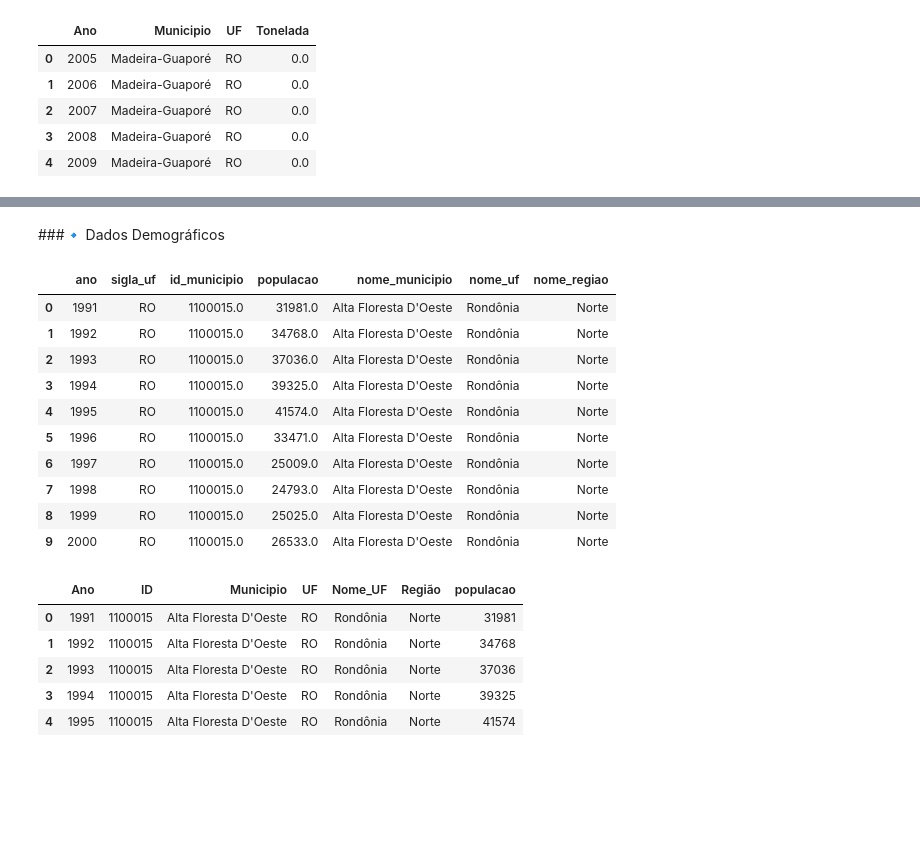
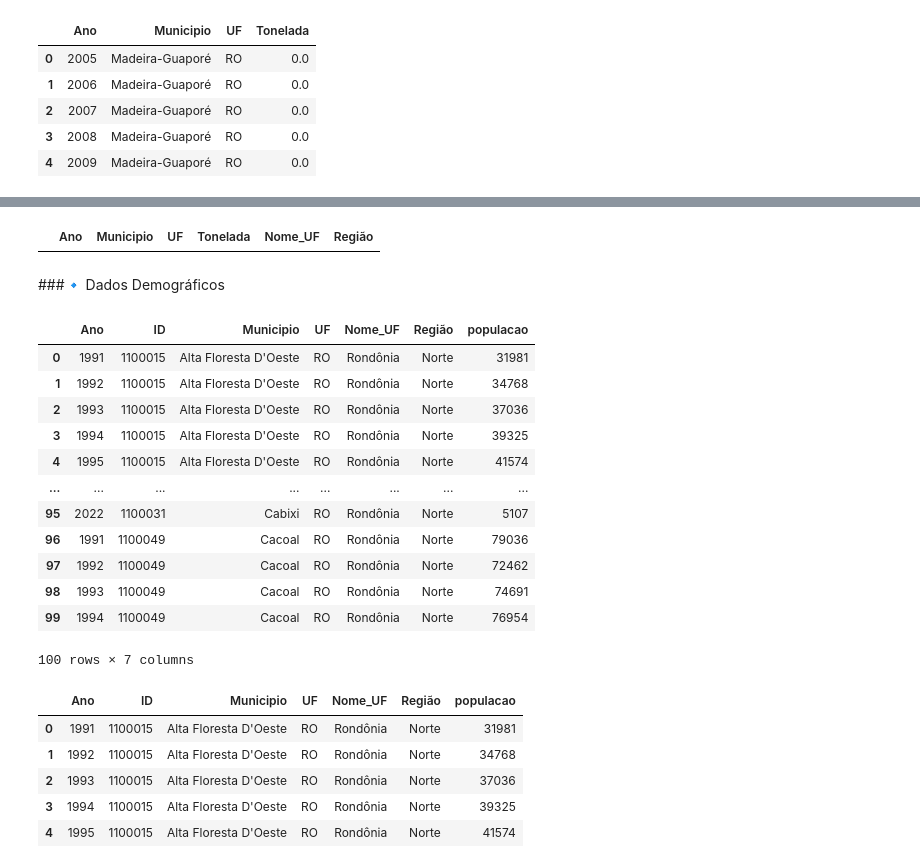
Before and after one commit to Jonathan-Paixao/Tech_Challenge_FIAP, a Jupyter notebook: ETL_FiapChall.ipynb, the cells around one changed output, grey strips where cells are left out. Saved outputs shown, nothing was run; the diff lists cells and outputs as text; code cells hidden in the pictures; blank space fills up the shorter version.

```diff
--- a/ETL_FiapChall.ipynb
+++ b/ETL_FiapChall.ipynb
@@ -812,3 +1002,11 @@ pam.head(5)
+# %%
+# O filtro mais robusto: procura por 'floresta' ignorando o case
+filtro_floresta = pam[pam['Municipio'].str.contains('barra', case=False, na=False)]
+
+# Exibindo o resultado
+filtro_floresta
+# %% [output]
+|  | Ano | Municipio | UF | Tonelada | Nome_UF | Região |
 # %%
 # Exportando para o Gold Layer
 pam.to_excel('/content/drive/MyDrive/Challenge_FIAP/Gold_Data/Dados_externos/Producao_agricula_municipal.xlsx', index=False)
@@ -820,19 +1018,21 @@ caminho_ext = '/content/drive/MyDrive/Challenge_FIAP/Dados_XLSX_Externos/Demogra
 
 demograficos = pd.read_excel(caminho_ext)
 # %%
-demograficos.head(10)
+demograficos.head(100)
 # %% [output]
-|  | ano | sigla_uf | id_municipio | populacao | nome_municipio | nome_uf | nome_regiao |
-| 0 | 1991 | RO | 1100015.0 | 31981.0 | Alta Floresta D'Oeste | Rondônia | Norte |
-| 1 | 1992 | RO | 1100015.0 | 34768.0 | Alta Floresta D'Oeste | Rondônia | Norte |
-| 2 | 1993 | RO | 1100015.0 | 37036.0 | Alta Floresta D'Oeste | Rondônia | Norte |
-| 3 | 1994 | RO | 1100015.0 | 39325.0 | Alta Floresta D'Oeste | Rondônia | Norte |
-| 4 | 1995 | RO | 1100015.0 | 41574.0 | Alta Floresta D'Oeste | Rondônia | Norte |
-| 5 | 1996 | RO | 1100015.0 | 33471.0 | Alta Floresta D'Oeste | Rondônia | Norte |
-| 6 | 1997 | RO | 1100015.0 | 25009.0 | Alta Floresta D'Oeste | Rondônia | Norte |
-| 7 | 1998 | RO | 1100015.0 | 24793.0 | Alta Floresta D'Oeste | Rondônia | Norte |
-| 8 | 1999 | RO | 1100015.0 | 25025.0 | Alta Floresta D'Oeste | Rondônia | Norte |
-| 9 | 2000 | RO | 1100015.0 | 26533.0 | Alta Floresta D'Oeste | Rondônia | Norte |
+|  | Ano | ID | Municipio | UF | Nome_UF | Região | populacao |
+| 0 | 1991 | 1100015 | Alta Floresta D'Oeste | RO | Rondônia | Norte | 31981 |
+| 1 | 1992 | 1100015 | Alta Floresta D'Oeste | RO | Rondônia | Norte | 34768 |
+| 2 | 1993 | 1100015 | Alta Floresta D'Oeste | RO | Rondônia | Norte | 37036 |
+| 3 | 1994 | 1100015 | Alta Floresta D'Oeste | RO | Rondônia | Norte | 39325 |
+| 4 | 1995 | 1100015 | Alta Floresta D'Oeste | RO | Rondônia | Norte | 41574 |
+| ... | ... | ... | ... | ... | ... | ... | ... |
+| 95 | 2022 | 1100031 | Cabixi | RO | Rondônia | Norte | 5107 |
+| 96 | 1991 | 1100049 | Cacoal | RO | Rondônia | Norte | 79036 |
+| 97 | 1992 | 1100049 | Cacoal | RO | Rondônia | Norte | 72462 |
+| 98 | 1993 | 1100049 | Cacoal | RO | Rondônia | Norte | 74691 |
+| 99 | 1994 | 1100049 | Cacoal | RO | Rondônia | Norte | 76954 |
+100 rows × 7 columns
 # %%
 demograficos.rename(columns={
     'ano': 'Ano',
```
Also changed, not shown: parts of 11 cells of this notebook.
